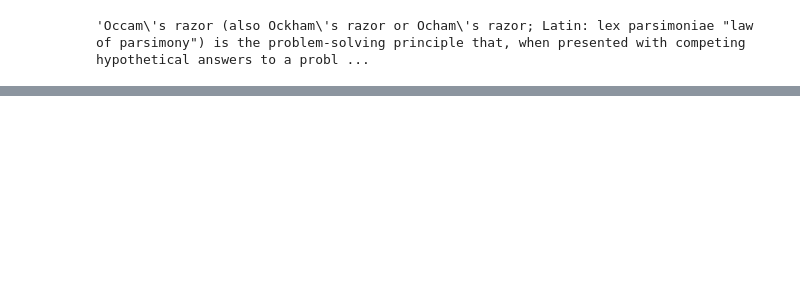
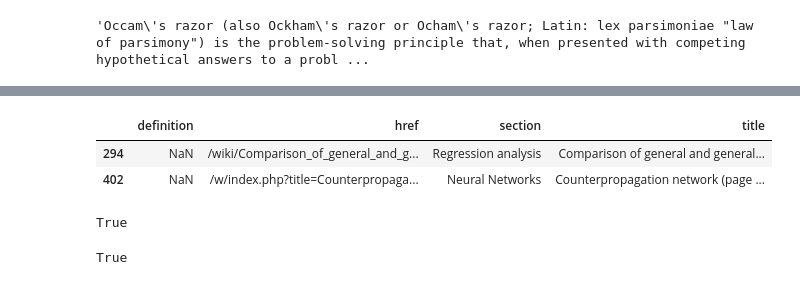
Before and after one commit to mnguyenngo/reinforce-ml, a Jupyter notebook: notebooks/get_wiki_content.ipynb, the cells around one changed output, grey strips where cells are left out. Cells and saved outputs as stored; diff of their text form; code cells hidden in the pictures; blank space fills up the shorter version.

```diff
--- a/notebooks/get_wiki_content.ipynb
+++ b/notebooks/get_wiki_content.ipynb
@@ -27,0 +245,14 @@ definition.text
+# %%
+df[df['definition'].isnull()]
+# %% [output]
+|  | definition | href | section | title |
+| 294 | NaN | /wiki/Comparison_of_general_and_g... | Regression analysis | Comparison of general and general... |
+| 402 | NaN | /w/index.php?title=Counterpropaga... | Neural Networks | Counterpropagation network (page ... |
+# %%
+type(html) == bytes
+# %% [output]
+True
+# %%
+type(soup) == BeautifulSoup
+# %% [output]
+True
```
Also changed, not shown: parts of 30 cells of this notebook, 5 other files.
